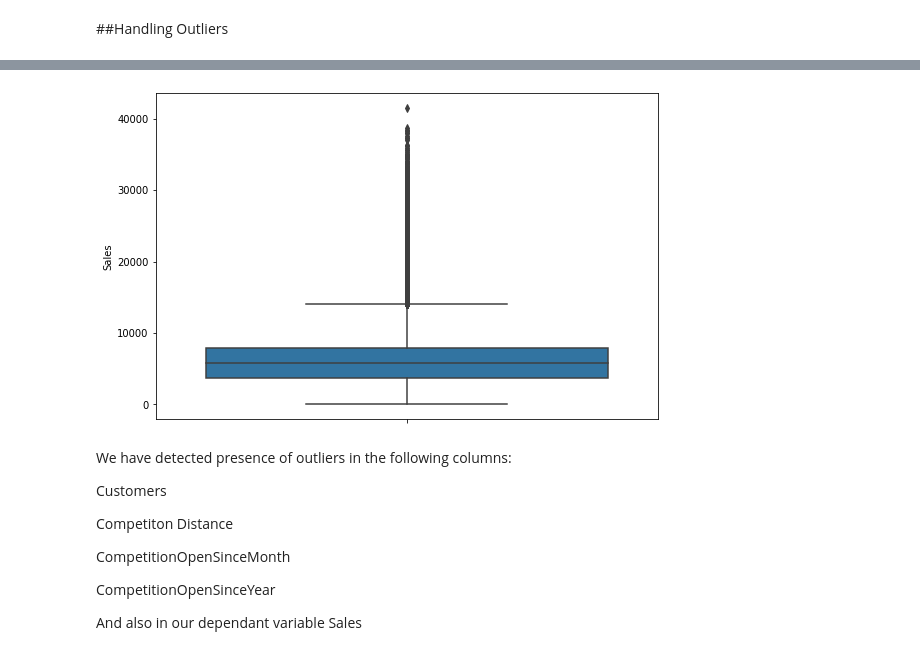
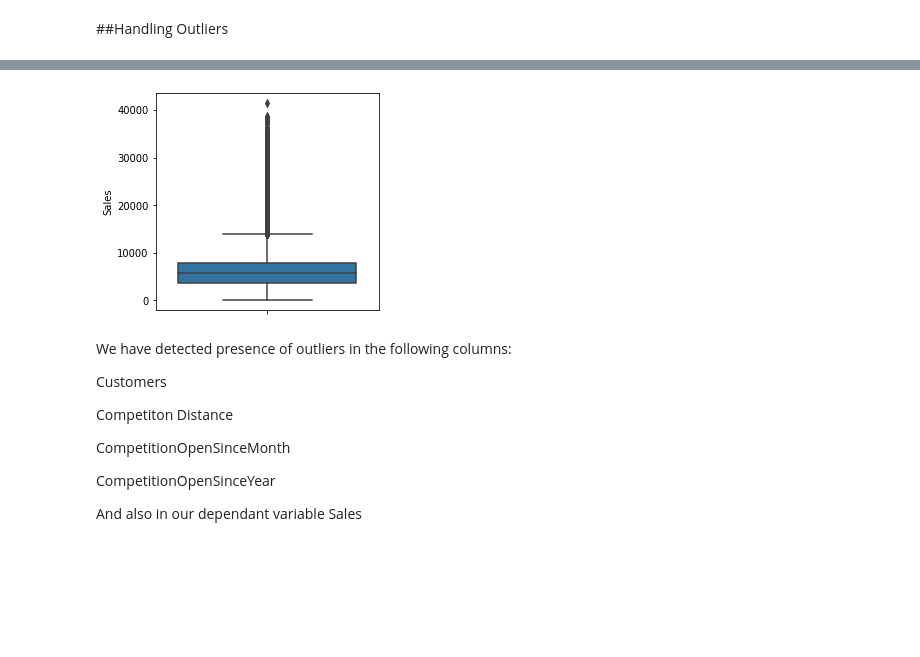
Before and after one commit to cpvivek/Rossman-Sales-Prediction-Machine-Learning-Regression-Model, a Jupyter notebook: Rossmann_Sales_Prediction_Capstone_Project_Vivek_CP.ipynb, the cells around one changed output, grey strips where cells are left out. Cells and saved outputs as stored; diff of their text form; code cells hidden in the pictures; blank space fills up the shorter version.

```diff
--- a/Rossmann_Sales_Prediction_Capstone_Project_Vivek_CP.ipynb
+++ b/Rossmann_Sales_Prediction_Capstone_Project_Vivek_CP.ipynb
@@ -662,14 +670,15 @@ for col in numerical_features:
 ... (3 outputs left out)
 # %%
 #Outliers in target_variable
-plt.figure(figsize=(9,6))
+plt.figure(figsize=(4,4
+                    ))
 fig=sns.boxplot(y=dataset['Sales'])
 fig.set_title('')
 fig.set_ylabel('Sales')
 
 plt.show()
 # %% [output]
-[figure, old version]
+[figure, new version]
 # %% [markdown]
 We have detected presence of outliers in the following columns:
 
```
Also changed, not shown: parts of 93 cells of this notebook.
